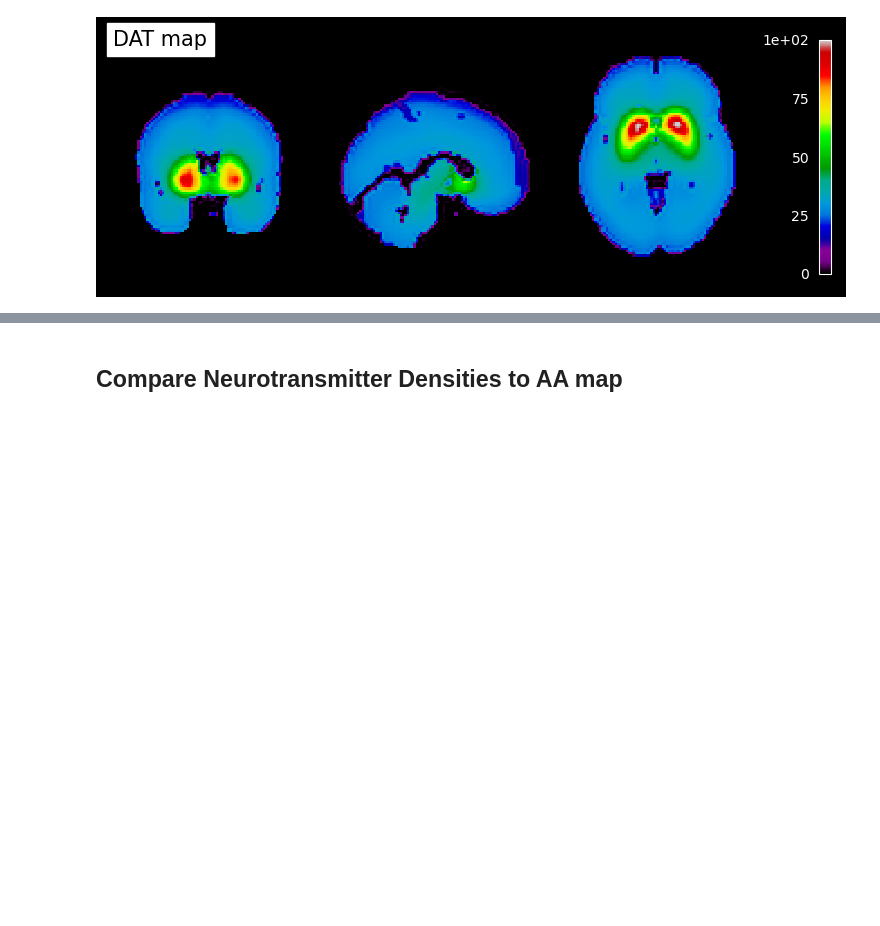
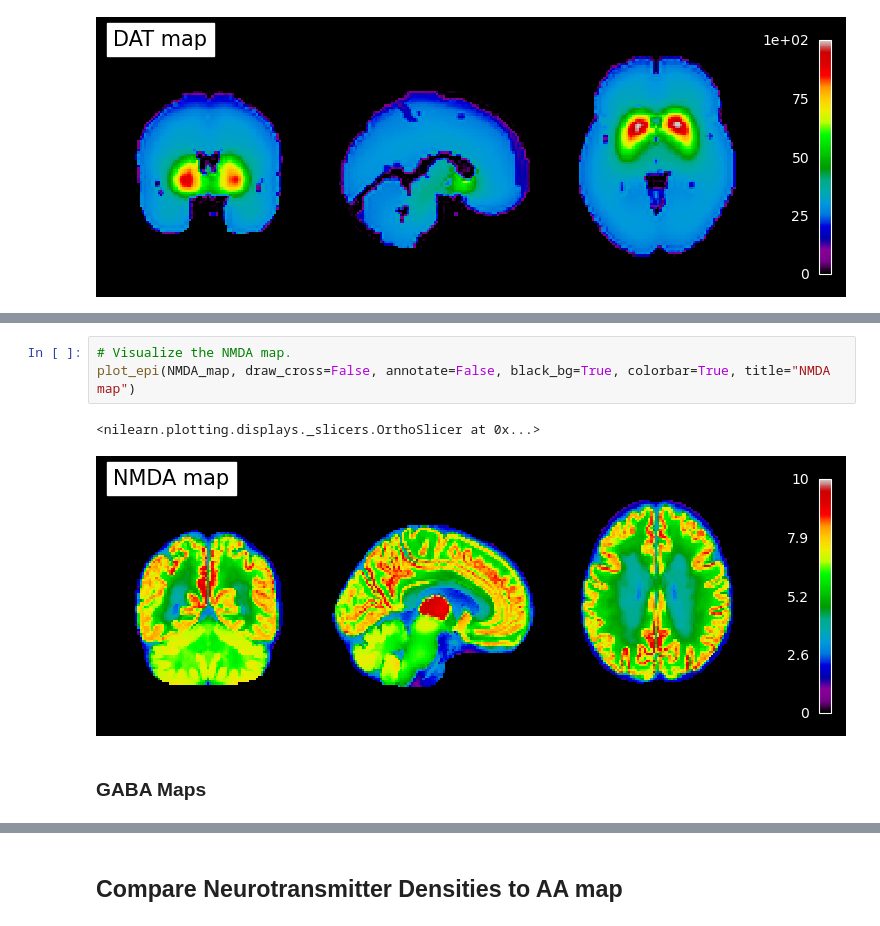
Before and after one commit to LuisA00/ResearchElective_Maastricht2023, a Jupyter notebook: ComparingAtlasesToNeurotransmittersDensities.ipynb, the cells around one changed output, grey strips where cells are left out. Drawn from its saved outputs; the diff is of its cells as text; blank space fills up the shorter version.

```diff
--- a/ComparingAtlasesToNeurotransmittersDensities.ipynb
+++ b/ComparingAtlasesToNeurotransmittersDensities.ipynb
@@ -90,0 +135,8 @@ plot_epi(DAT_map, draw_cross=False, annotate=False, black_bg=True, colorbar=True
+# %%
+# Visualize the NMDA map.
+plot_epi(NMDA_map, draw_cross=False, annotate=False, black_bg=True, colorbar=True, title="NMDA map")
+# %% [output]
+<nilearn.plotting.displays._slicers.OrthoSlicer at 0x...>
+[figure, added]
+# %% [markdown]
+### GABA Maps
```
Also changed, not shown: parts of 15 cells of this notebook, 2 other files.
